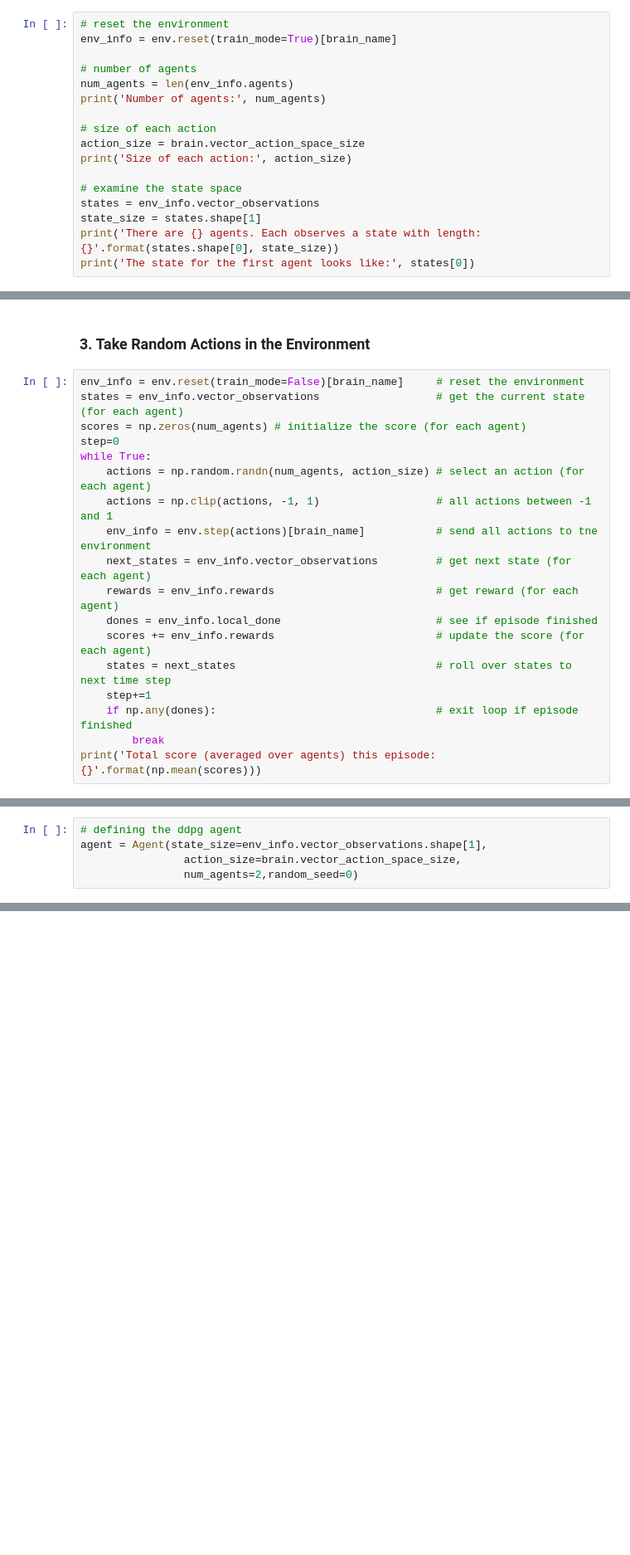
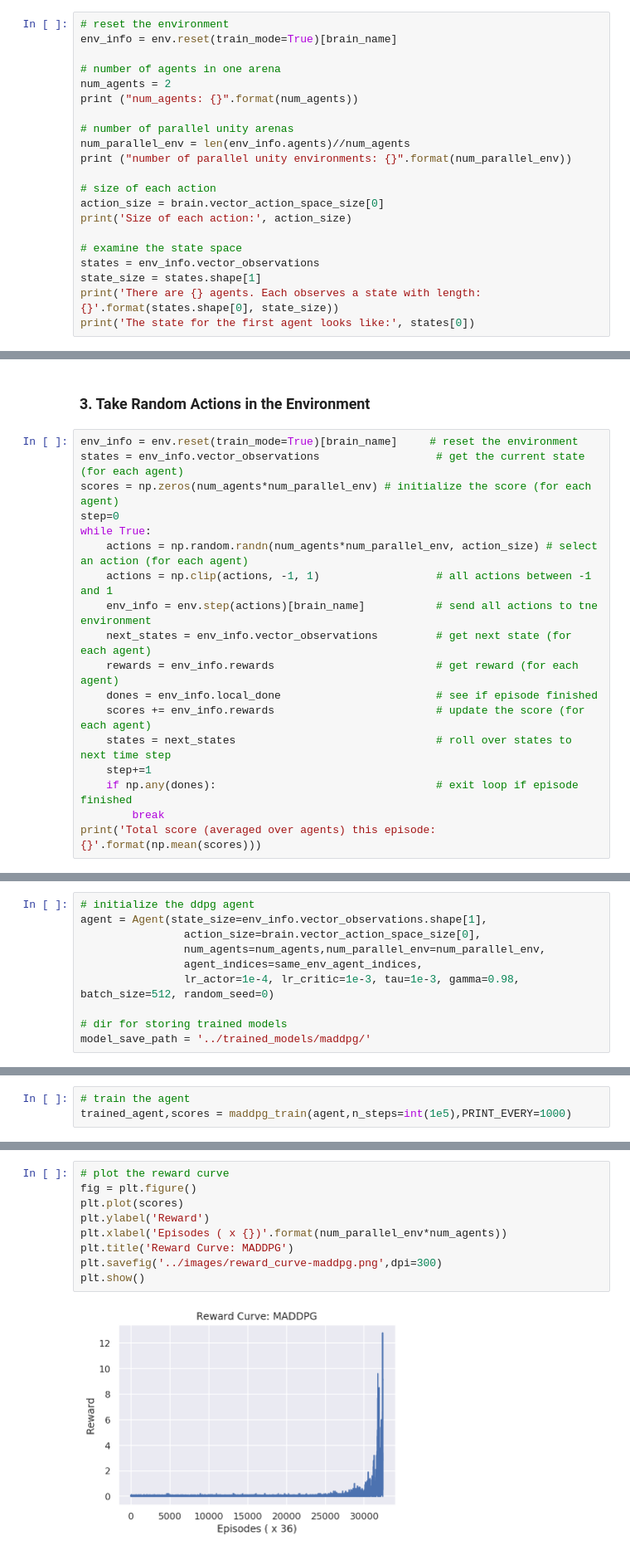
Before and after one commit to 1jsingh/rl_tennis, a Jupyter notebook: maddpg/Tennis-maddpg.ipynb, the cells around one changed output, grey strips where cells are left out. Shown at 83% size. Cells and saved outputs as stored; diff of their text form; blank space fills up the shorter version.

```diff
--- a/maddpg/Tennis-maddpg.ipynb
+++ b/maddpg/Tennis-maddpg.ipynb
@@ -52,12 +87,16 @@ Lets print some information about the environment.
 # reset the environment
 env_info = env.reset(train_mode=True)[brain_name]
 
-# number of agents
-num_agents = len(env_info.agents)
-print('Number of agents:', num_agents)
+# number of agents in one arena
+num_agents = 2
+print ("num_agents: {}".format(num_agents))
+
+# number of parallel unity arenas
+num_parallel_env = len(env_info.agents)//num_agents
+print ("number of parallel unity environments: {}".format(num_parallel_env))
 
 # size of each action
-action_size = brain.vector_action_space_size
+action_size = brain.vector_action_space_size[0]
 print('Size of each action:', action_size)
 
 # examine the state space
@@ -80,12 +116,12 @@ brain.vector_action_descriptions
 # %% [markdown]
 ### 3. Take Random Actions in the Environment
 # %%
-env_info = env.reset(train_mode=False)[brain_name]     # reset the environment
+env_info = env.reset(train_mode=True)[brain_name]     # reset the environment
 states = env_info.vector_observations                  # get the current state (for each agent)
-scores = np.zeros(num_agents) # initialize the score (for each agent)
+scores = np.zeros(num_agents*num_parallel_env) # initialize the score (for each agent)
 step=0
 while True:
-    actions = np.random.randn(num_agents, action_size) # select an action (for each agent)
+    actions = np.random.randn(num_agents*num_parallel_env, action_size) # select an action (for each agent)
     actions = np.clip(actions, -1, 1)                  # all actions between -1 and 1
     env_info = env.step(actions)[brain_name]           # send all actions to tne environment
     next_states = env_info.vector_observations         # get next state (for each agent)
@@ -136,5 +193,10 @@ The autoreload extension is already loaded. To reload it, use:
 # %%
-# defining the ddpg agent
+# initialize the ddpg agent
 agent = Agent(state_size=env_info.vector_observations.shape[1],
-                action_size=brain.vector_action_space_size,
-                num_agents=2,random_seed=0)
+                action_size=brain.vector_action_space_size[0],
+                num_agents=num_agents,num_parallel_env=num_parallel_env,
+                agent_indices=same_env_agent_indices,
+                lr_actor=1e-4, lr_critic=1e-3, tau=1e-3, gamma=0.98, batch_size=512, random_seed=0)
+
+# dir for storing trained models
+model_save_path = '../trained_models/maddpg/'
@@ -199,0 +276,3 @@ plt.show()
+# %%
+# train the agent
+trained_agent,scores = maddpg_train(agent,n_steps=int(1e5),PRINT_EVERY=1000)
@@ -199,0 +297,11 @@ plt.show()
+# %%
+# plot the reward curve
+fig = plt.figure()
+plt.plot(scores)
+plt.ylabel('Reward')
+plt.xlabel('Episodes ( x {})'.format(num_parallel_env*num_agents))
+plt.title('Reward Curve: MADDPG')
+plt.savefig('../images/reward_curve-maddpg.png',dpi=300)
+plt.show()
+# %% [output]
+[figure, added]
```
Also changed, not shown: parts of 26 cells of this notebook, 23 other files.
